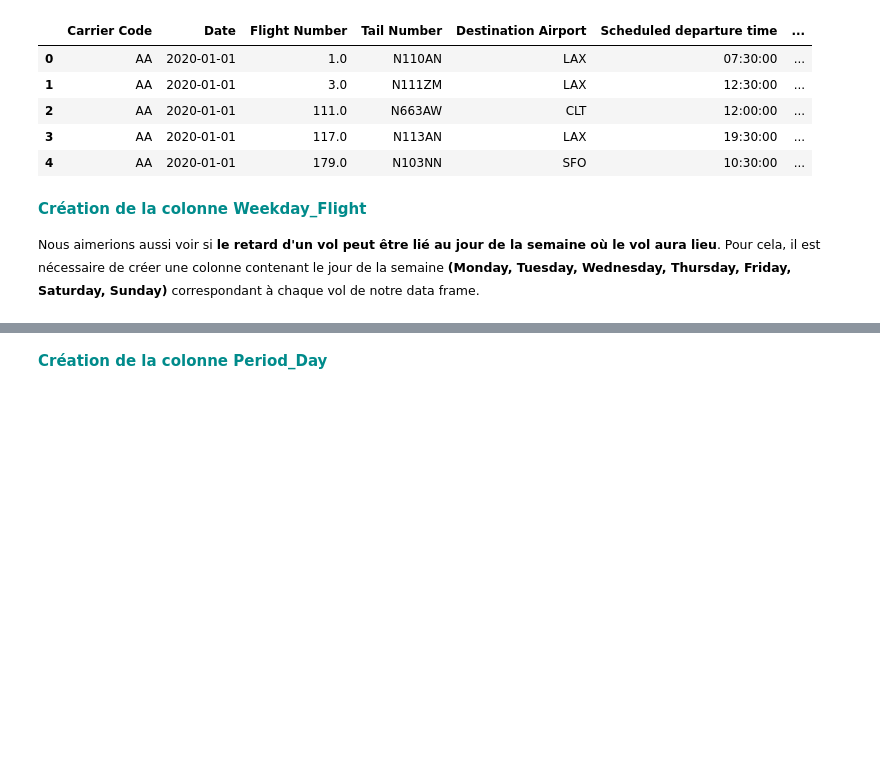
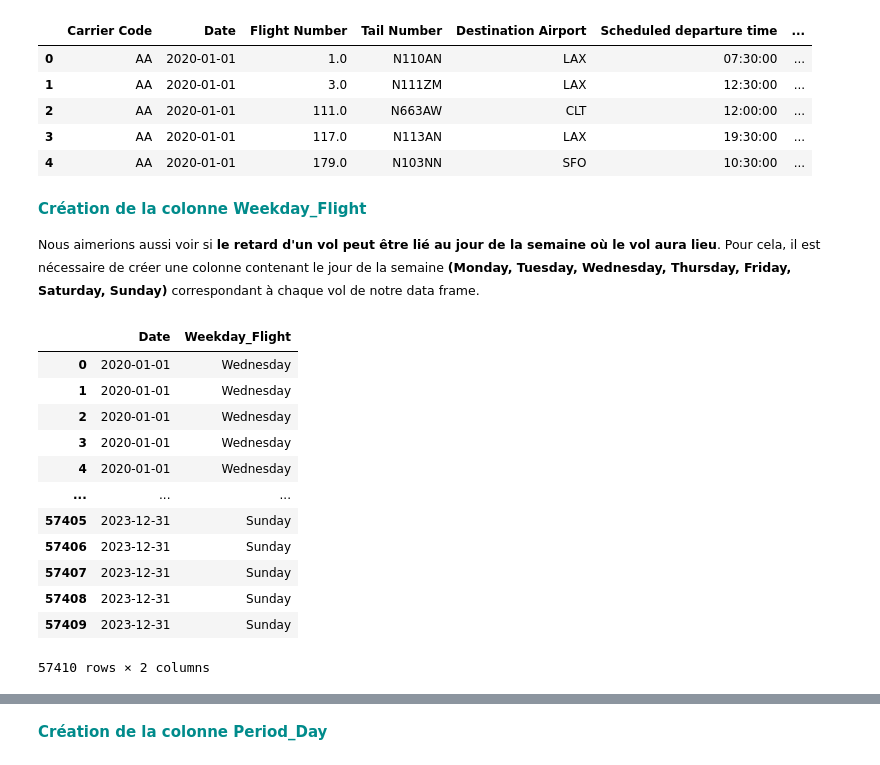
Before and after one commit to OUALYoss/Projet_Python-pour-la-data-science, a Jupyter notebook: Rapport_final.ipynb, the cells around one changed output, grey strips where cells are left out. Cells and saved outputs as stored; diff of their text form; code cells hidden in the pictures; blank space fills up the shorter version.

Commit message:
conversion de la colonne Date

```diff
--- a/Rapport_final.ipynb
+++ b/Rapport_final.ipynb
@@ -232,12 +271,26 @@ df1.head(5)
 </small>
 # %%
 # Convertir la colonne 'Date' en format datetime
-df['Date'] = pd.to_datetime(df['Date'])
-
+df1['Date'] = pd.to_datetime(df1['Date'])
 # Créer la colonne Weekday_Flight avec les jours de la semaine correspondant aux dates des vols
-df['Weekday_Flight'] = df['Date'].dt.day_name()
-
-# Afficher Date et Weekday_Flight
-print(df[['Date','Weekday_Flight']])
+df1['Weekday_Flight'] = df1['Date'].dt.day_name()
+# %%
+
+# Afficher Date et Weekday_Flight
+df1[['Date','Weekday_Flight']]
+# %% [output]
+|  | Date | Weekday_Flight |
+| 0 | 2020-01-01 | Wednesday |
+| 1 | 2020-01-01 | Wednesday |
+| 2 | 2020-01-01 | Wednesday |
+| 3 | 2020-01-01 | Wednesday |
+| 4 | 2020-01-01 | Wednesday |
+| ... | ... | ... |
+| 57405 | 2023-12-31 | Sunday |
+| 57406 | 2023-12-31 | Sunday |
+| 57407 | 2023-12-31 | Sunday |
+| 57408 | 2023-12-31 | Sunday |
+| 57409 | 2023-12-31 | Sunday |
+57410 rows × 2 columns
 # %% [markdown]
 <span style="color:darkcyan;">**Création de la colonne Season**</span>
```
Also changed, not shown: parts of 14 cells of this notebook.
